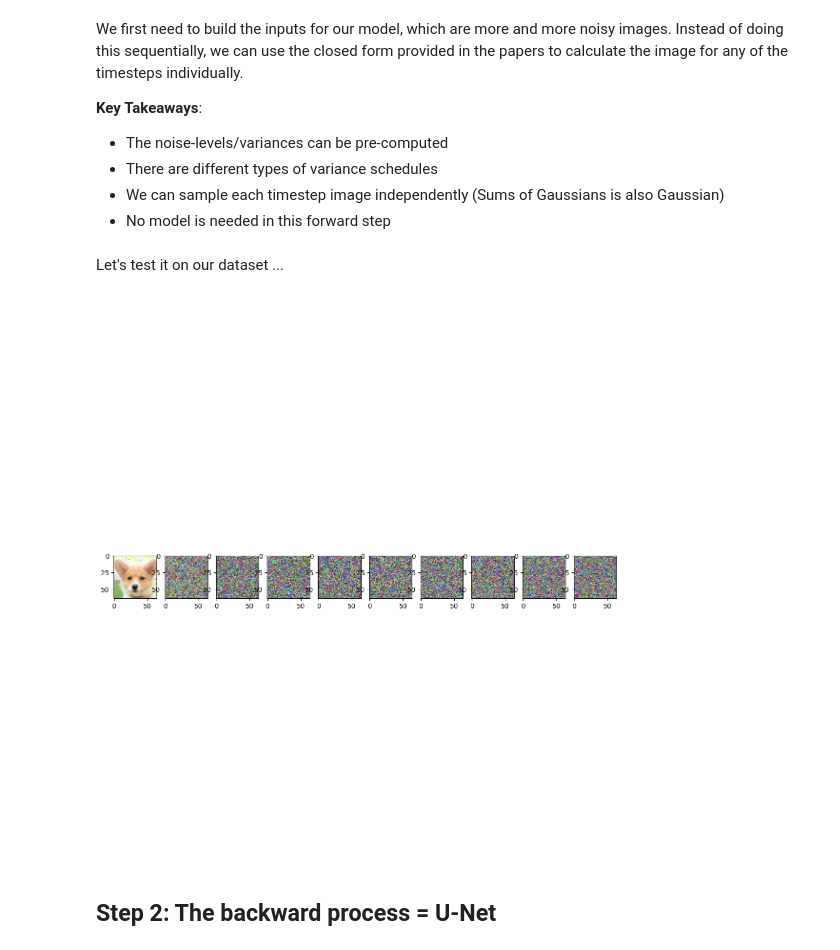
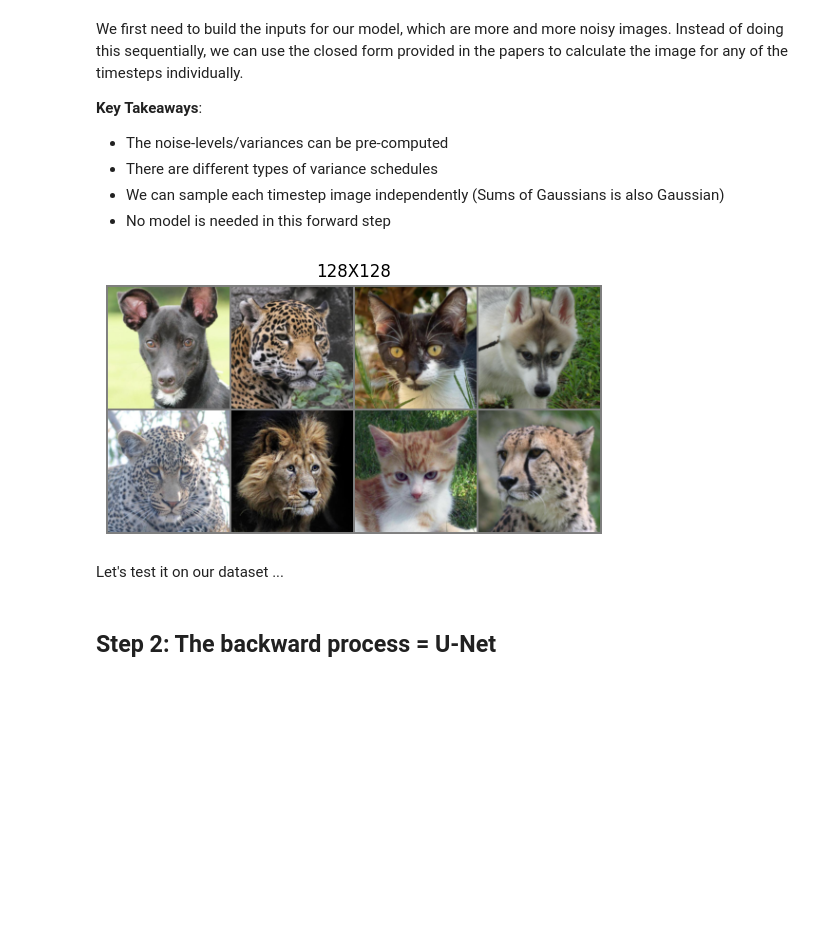
Before and after one commit to karm-patel/diffusion-models, a Jupyter notebook: diffusion_model.ipynb, the cells around one changed output. Cells and saved outputs as stored; diff of their text form; code cells hidden in the pictures; blank space fills up the shorter version.

```diff
--- a/diffusion_model.ipynb
+++ b/diffusion_model.ipynb
@@ -107,7 +107,7 @@ train_data = AnimalfaceDataset(transform=train_transform, img_width=width, debug
 # val_transform = train_transform
 # val_data = AnimalfaceDataset(transform=val_transform, type="val", img_width=width, debug=debug)
 # %%
-BATCH_SIZE = 64
+BATCH_SIZE = 8
 # val_loader = DataLoader(val_data, batch_size=BATCH_SIZE, shuffle=True)
 train_loader = DataLoader(train_data, batch_size=BATCH_SIZE, shuffle=True, drop_last=True)
 # %%
@@ -132,9 +132,11 @@ def gan_plot_grid(model,n_grid, z=None, title="GAN", save_name=None):
         plt.savefig(f"bi-gan/figs/{save_name}.png")
     plt.show()
 # %%
-imgs = next(iter(train_loader))[0][:25]
-grid = make_grid(imgs, 5)
+imgs = next(iter(train_loader))[0]
+grid = make_grid(imgs, 4)
 plot_grid(grid, title=f"{width}X{width}")
+# %% [output]
+[figure, added]
 # %%
 import torch.nn.functional as F
 
@@ -187,22 +189,6 @@ from torchvision import transforms
 # dataloader = DataLoader(data, batch_size=BATCH_SIZE, shuffle=True, drop_last=True)
 data = train_data
 dataloader = train_loader
-# %%
-# Simulate forward diffusion
-image = next(iter(dataloader))[0]
-
-plt.figure(figsize=(15,15))
-plt.axis('off')
-num_images = 10
-stepsize = int(T/num_images)
-
-for idx in range(0, T, stepsize):
-    t = torch.Tensor([idx]).type(torch.int64)
-    plt.subplot(1, num_images+1, int(idx/stepsize) + 1)
-    img, noise = forward_diffusion_sample(image, t)
-    show_tensor_image(img)
-# %% [output]
-[figure, removed]
 # %% [markdown]
 ## Step 2: The backward process = U-Net
 # %% [markdown]
```
Also changed, not shown: parts of 3 cells of this notebook.
